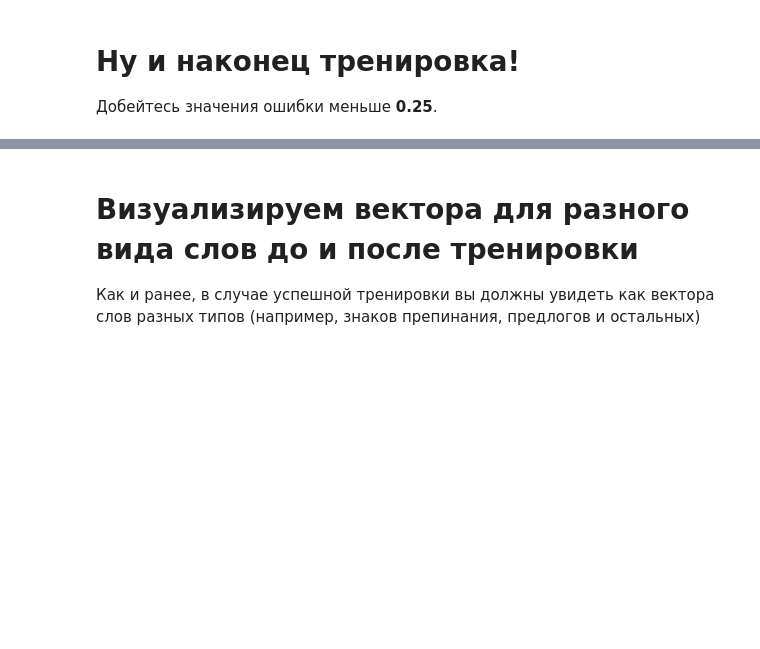
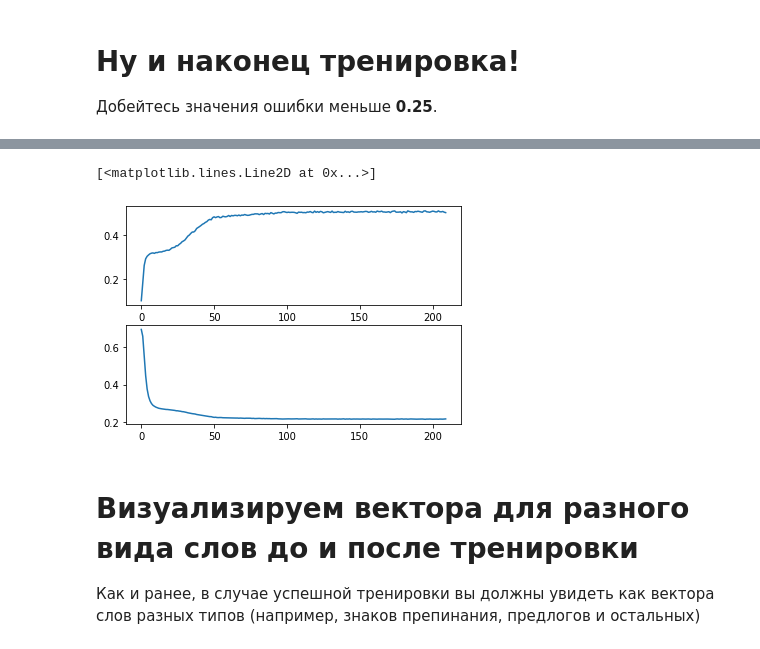
Before and after one commit to olegpolivin/dlcourse_ai, a Jupyter notebook: assignments/assignment5/NegativeSampling.ipynb, the cells around one changed output, grey strips where cells are left out. Saved outputs shown, nothing was run; the diff lists cells and outputs as text; code cells hidden in the pictures; blank space fills up the shorter version.

```diff
--- a/assignments/assignment5/NegativeSampling.ipynb
+++ b/assignments/assignment5/NegativeSampling.ipynb
@@ -268,10 +268,9 @@ class Word2VecNegativeSamples(nn.Module):
         # run every sample indivisually and then use
         # torch.stack or torch.cat to produce the final result
         bs = input_index_batch.shape[0]
-        u = list(self.input.parameters())[0].T[input_index_batch].view(bs, 1, -1)
-        v = list(self.output.parameters())[0][output_indices_batch]
-        v = v.permute(0, 2, 1)
-        result = torch.matmul(u, v).squeeze(dim = 1)
+        u = self.input.weight[:, input_index_batch].T.unsqueeze(2)
+        v = self.output.weight[output_indices_batch, :]
+        result = torch.matmul(v, u).squeeze(2)
         return result
 
 nn_model = Word2VecNegativeSamples(data.num_tokens())
@@ -323,21 +324,20 @@ def train_neg_sample(model, dataset, train_loader, optimizer, scheduler, num_epo
         for step, (input_index, output_indices, output_target) in enumerate(train_loader):
             optimizer.zero_grad()
             prediction = model.forward(input_index, output_indices)
-            s += sum(output_target==(prediction>0.5))[0].item()
+            s += sum(torch.max(prediction, 1)[1] == 0)
             loss_value = loss(prediction, output_target)
             loss_value.backward()
             optimizer.step()
 
             loss_accum += loss_value.item()
-        train_accuracy = float(s)/ len(dataset) * 100
+        train_history.append(float(s)/ len(dataset))
         ave_loss = loss_accum / step
         loss_history.append(float(ave_loss))
 
         if scheduler:
             scheduler.step()
 
-        print("Epoch %i, Average loss: %f" % (epoch, ave_loss))
-        print("Average loss: %f, Accuracy: %f" % (ave_loss, train_accuracy))
+        print("Epoch %i, Average loss: %f, Train accuracy: %f" % (epoch, ave_loss, train_history[-1]))
 
     return loss_history, train_history
 # %% [markdown]
@@ -351,7 +351,7 @@ def train_neg_sample(model, dataset, train_loader, optimizer, scheduler, num_epo
 # optimizer = optim.SGD(nn_model.parameters(), lr=1e-4)
 # scheduler = optim.lr_scheduler.StepLR(optimizer, step_size=10, gamma=0.1)
 optimizer = torch.optim.Adam(nn_model.parameters(), lr=1e-3)
-scheduler = optim.lr_scheduler.StepLR(optimizer, step_size=70, gamma=0.1)
+scheduler = optim.lr_scheduler.StepLR(optimizer, step_size=50, gamma=0.1)
 train_loader = torch.utils.data.DataLoader(dataset, batch_size=32)
 
 loss_history, train_history = train_neg_sample(nn_model, dataset, train_loader, optimizer, scheduler, 210)
@@ -376,9 +376,12 @@ Average loss: 0.245709, Accuracy: 5.395123
 # %%
 # Visualize training graphs
-# plt.subplot(211)
-# plt.plot(train_history)
+plt.subplot(211)
+plt.plot(train_history)
 plt.subplot(212)
 plt.plot(loss_history)
+# %% [output]
+[<matplotlib.lines.Line2D at 0x...>]
+[figure, added]
 # %% [markdown]
 # Визуализируем вектора для разного вида слов до и после тренировки
 
```
Also changed, not shown: parts of 5 cells of this notebook.
